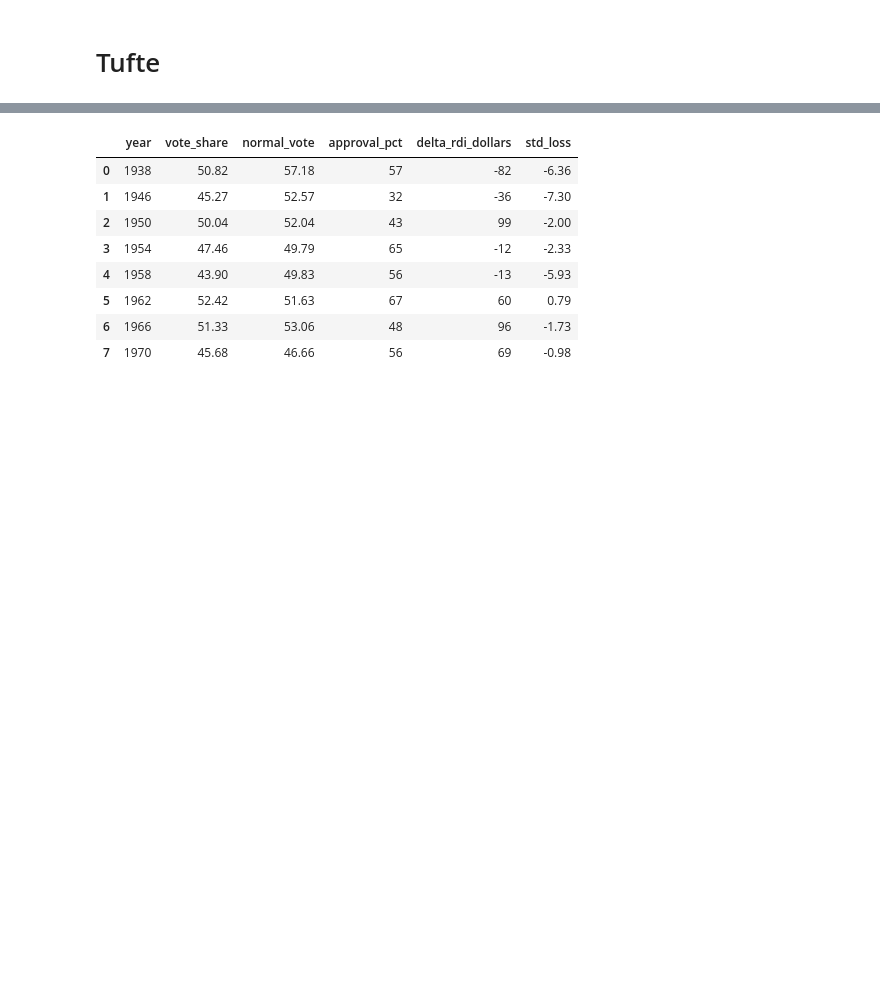
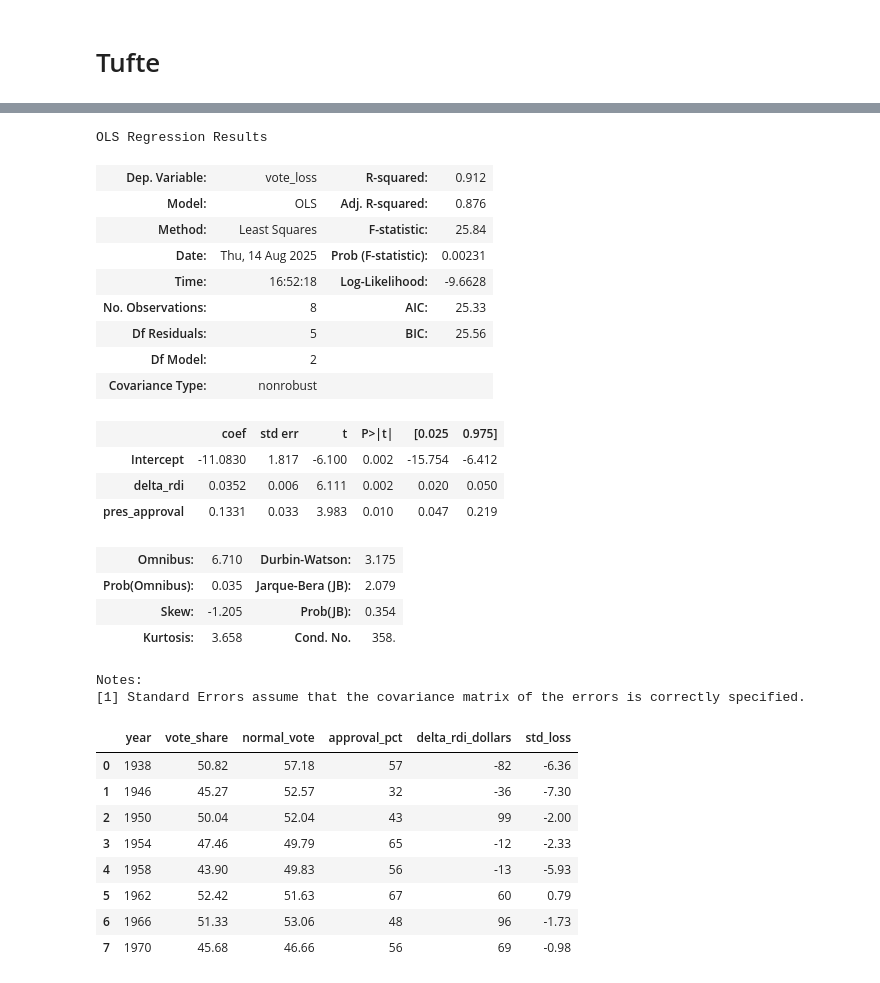
Before and after one commit to alexanderthclark/pols4728, a Jupyter notebook: book/chapters/predictive.ipynb, the cells around one changed output, grey strips where cells are left out. Cells and saved outputs as stored; diff of their text form; code cells hidden in the pictures; blank space fills up the shorter version.

```diff
--- a/book/chapters/predictive.ipynb
+++ b/book/chapters/predictive.ipynb
@@ -38,3 +129,27 @@ df1
+# %%
+res = smf.ols(formula='vote_loss ~ delta_rdi + pres_approval', data=df1).fit()
+res.summary()
+# %% [output]
+OLS Regression Results
+| Dep. Variable: | vote_loss | R-squared: | 0.912 |
+| Model: | OLS | Adj. R-squared: | 0.876 |
+| Method: | Least Squares | F-statistic: | 25.84 |
+| Date: | Thu, 14 Aug 2025 | Prob (F-statistic): | 0.00231 |
+| Time: | 16:52:18 | Log-Likelihood: | -9.6628 |
+| No. Observations: | 8 | AIC: | 25.33 |
+| Df Residuals: | 5 | BIC: | 25.56 |
+| Df Model: | 2 |  |  |
+| Covariance Type: | nonrobust |  |  |
+|  | coef | std err | t | P>|t| | [0.025 | 0.975] |
+| Intercept | -11.0830 | 1.817 | -6.100 | 0.002 | -15.754 | -6.412 |
+| delta_rdi | 0.0352 | 0.006 | 6.111 | 0.002 | 0.020 | 0.050 |
+| pres_approval | 0.1331 | 0.033 | 3.983 | 0.010 | 0.047 | 0.219 |
+| Omnibus: | 6.710 | Durbin-Watson: | 3.175 |
+| Prob(Omnibus): | 0.035 | Jarque-Bera (JB): | 2.079 |
+| Skew: | -1.205 | Prob(JB): | 0.354 |
+| Kurtosis: | 3.658 | Cond. No. | 358. |
+Notes:
+[1] Standard Errors assume that the covariance matrix of the errors is correctly specified.
 # %%
 import pandas as pd
 import matplotlib.pyplot as plt
```
Also changed, not shown: parts of 9 cells of this notebook, 10 other files.
